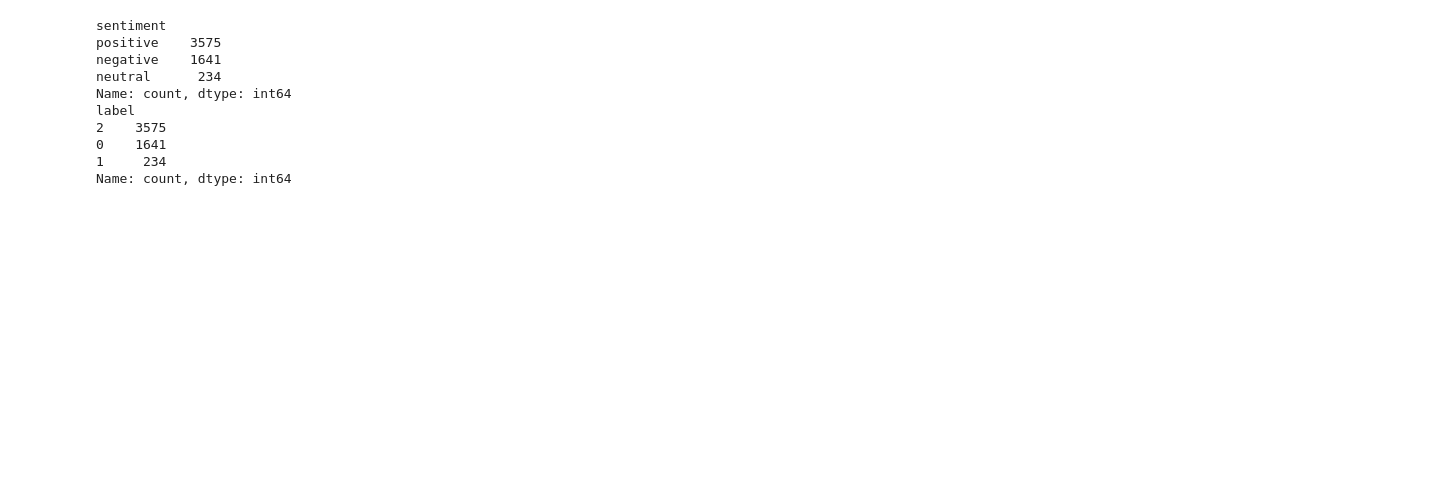
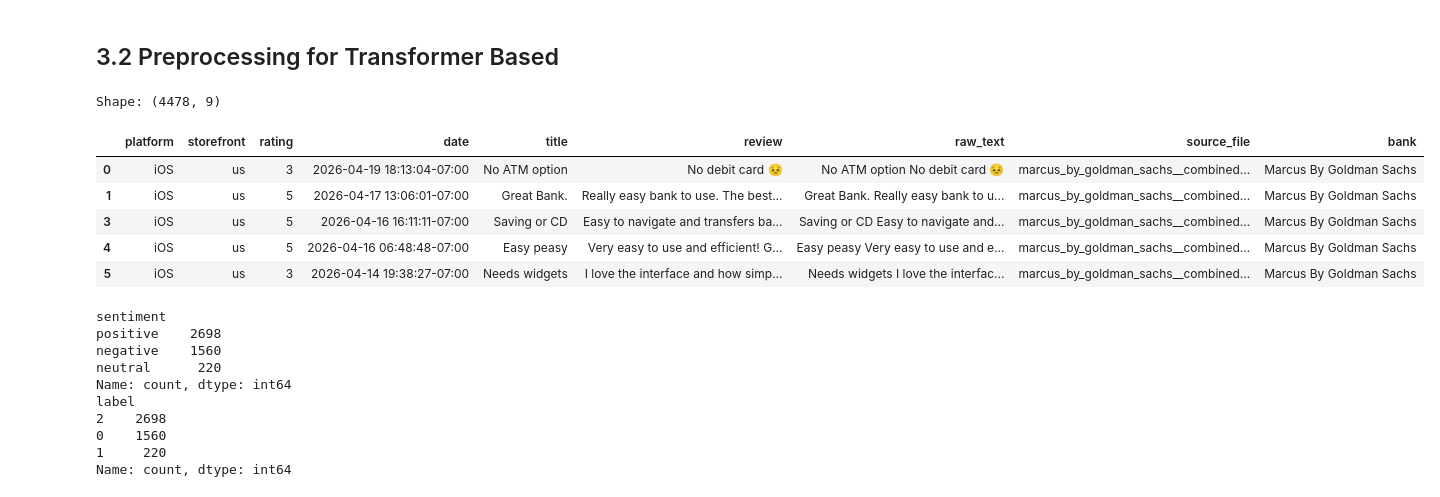
Before and after one commit to dpchi12/sentiment-analysis-for-banks-mobile-app-review, a Jupyter notebook: Model (new data)/new_preprocessing.ipynb, the cells around one changed output. Saved outputs shown, nothing was run; the diff lists cells and outputs as text; code cells hidden in the pictures; blank space fills up the shorter version.

```diff
--- a/Model (new data)/new_preprocessing.ipynb
+++ b/Model (new data)/new_preprocessing.ipynb
@@ -96,0 +178,16 @@ print(df[['platform', 'title', 'review', 'text']].head(5))
+# %%
+df1 = raw.copy()
+
+df1["bank"] = (
+    df1["source_file"]
+    .str.replace(r"__combined_us\.csv$", "", regex=True)
+    .str.replace("_", " ", regex=False)
+    .str.title()
+)
+
+df1["platform"] = df1["platform"].replace({
+    "app_store": "iOS",
+    "google_play": "Android"
+})
+
+df1.groupby(["bank", "platform"]).size().reset_index(name="n")
@@ -96,0 +306,17 @@ print(df[['platform', 'title', 'review', 'text']].head(5))
+# %%
+df_english = df_lang[df_lang["language"] == "en"].copy()
+
+total_reviews = len(df2)
+english_reviews = len(df_english)
+removed_non_english = total_reviews - english_reviews
+
+summary_english = pd.DataFrame({
+    "total_reviews": [total_reviews],
+    "english_reviews": [english_reviews],
+    "removed_non_english": [removed_non_english],
+    "pct_removed": [
+        100 * removed_non_english / total_reviews if total_reviews > 0 else 0
+    ]
+})
+
+summary_english
@@ -97,5 +421,21 @@ print(df[['platform', 'title', 'review', 'text']].head(5))
+# %% [markdown]
+## 3.2 Preprocessing for Transformer Based
+# %%
+# Start from English-filtered data; select columns needed for transformer
+df_transformer = df_english[['platform', 'storefront', 'rating', 'date',
+                             'title', 'review', 'raw_text', 'source_file', 'bank']].copy()
+
+print(f'Shape: {df_transformer.shape}')
+df_transformer.head()
+# %% [output]
+Shape: (4478, 9)
+|  | platform | storefront | rating | date | title | review | raw_text | source_file | bank |
+| 0 | iOS | us | 3 | 2026-04-19 18:13:04-07:00 | No ATM option | No debit card 😣 | No ATM option No debit card 😣 | marcus_by_goldman_sachs__combined... | Marcus By Goldman Sachs |
+| 1 | iOS | us | 5 | 2026-04-17 13:06:01-07:00 | Great Bank. | Really easy bank to use. The best... | Great Bank. Really easy bank to u... | marcus_by_goldman_sachs__combined... | Marcus By Goldman Sachs |
+| 3 | iOS | us | 5 | 2026-04-16 16:11:11-07:00 | Saving or CD | Easy to navigate and transfers ba... | Saving or CD Easy to navigate and... | marcus_by_goldman_sachs__combined... | Marcus By Goldman Sachs |
+| 4 | iOS | us | 5 | 2026-04-16 06:48:48-07:00 | Easy peasy | Very easy to use and efficient! G... | Easy peasy Very easy to use and e... | marcus_by_goldman_sachs__combined... | Marcus By Goldman Sachs |
+| 5 | iOS | us | 3 | 2026-04-14 19:38:27-07:00 | Needs widgets | I love the interface and how simp... | Needs widgets I love the interfac... | marcus_by_goldman_sachs__combined... | Marcus By Goldman Sachs |
 # %%
-# Create sentiment label from rating
 def rating_to_sentiment(r):
     if r <= 2:
         return 'negative'
@@ -104,19 +444,19 @@ def rating_to_sentiment(r):
     else:
         return 'positive'
 
-df['sentiment'] = df['rating'].apply(rating_to_sentiment)
-df['label'] = df['sentiment'].map({'negative': 0, 'neutral': 1, 'positive': 2})
+df_transformer['sentiment'] = df_transformer['rating'].apply(rating_to_sentiment)
+df_transformer['label'] = df_transformer['sentiment'].map({'negative': 0, 'neutral': 1, 'positive': 2})
 
-print(df['sentiment'].value_counts())
-print(df['label'].value_counts())
+print(df_transformer['sentiment'].value_counts())
+print(df_transformer['label'].value_counts())
 # %% [output]
 sentiment
-positive    3575
-negative    1641
-neutral      234
+positive    2698
+negative    1560
+neutral      220
 Name: count, dtype: int64
 label
-2    3575
-0    1641
-1     234
+2    2698
+0    1560
+1     220
 Name: count, dtype: int64
```
Also changed, not shown: parts of 32 cells of this notebook.
